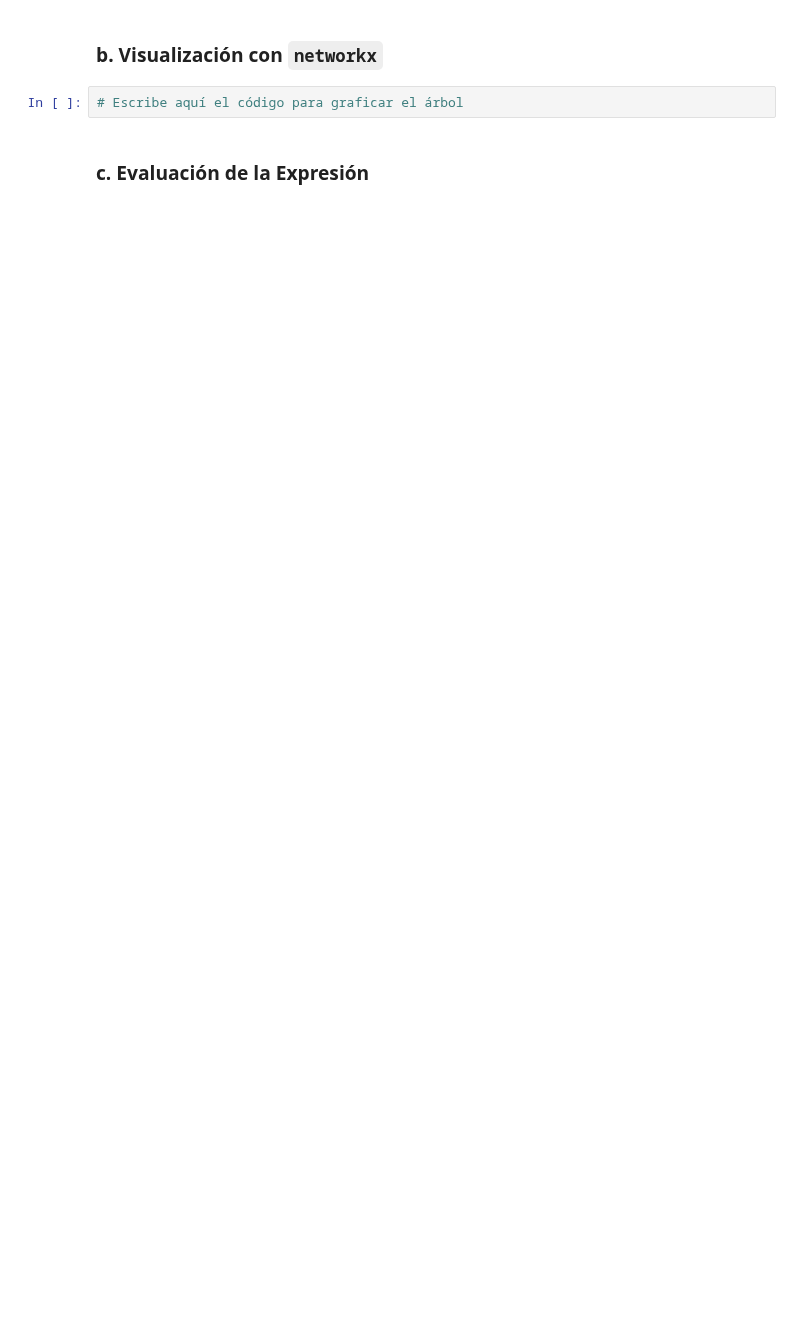
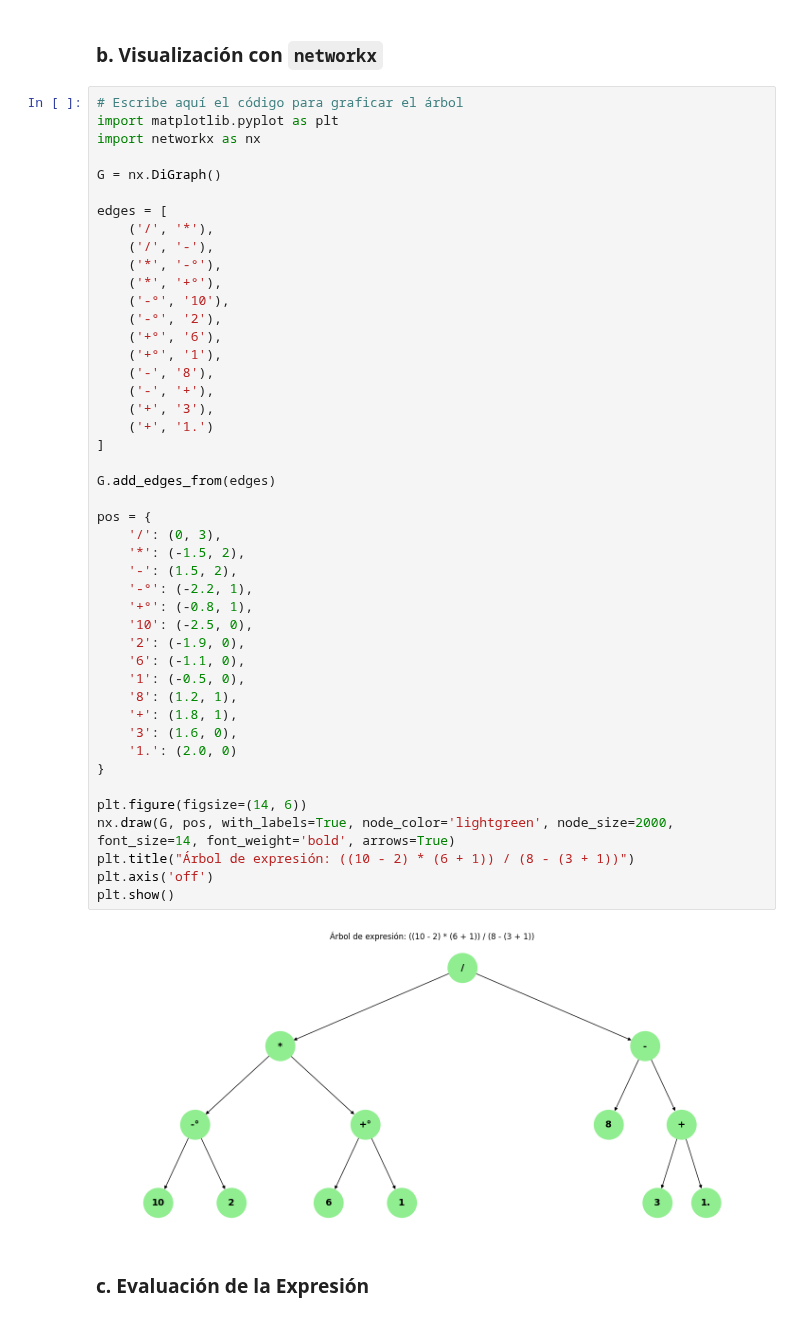
Before and after one commit to Rudepro/Programacion-IV, a Jupyter notebook: Semana VIII/Trabajo_Clase_Arboles_Expresion.ipynb, the cells around one changed output. Cells and saved outputs as stored; diff of their text form; blank space fills up the shorter version.

```diff
--- a/Semana VIII/Trabajo_Clase_Arboles_Expresion.ipynb
+++ b/Semana VIII/Trabajo_Clase_Arboles_Expresion.ipynb
@@ -75,6 +319,51 @@ Construyendo el árbol...
 ### b. Visualización con `networkx`
 # %%
 # Escribe aquí el código para graficar el árbol
+import matplotlib.pyplot as plt
+import networkx as nx
+
+G = nx.DiGraph()
+
+edges = [
+    ('/', '*'),
+    ('/', '-'),
+    ('*', '-°'),
+    ('*', '+°'),
+    ('-°', '10'),
+    ('-°', '2'),
+    ('+°', '6'),
+    ('+°', '1'),
+    ('-', '8'),
+    ('-', '+'),
+    ('+', '3'),
+    ('+', '1.')
+]
+
+G.add_edges_from(edges)
+
+pos = {
+    '/': (0, 3),
+    '*': (-1.5, 2),
+    '-': (1.5, 2),
+    '-°': (-2.2, 1),
+    '+°': (-0.8, 1),
+    '10': (-2.5, 0),
+    '2': (-1.9, 0),
+    '6': (-1.1, 0),
+    '1': (-0.5, 0),
+    '8': (1.2, 1),
+    '+': (1.8, 1),
+    '3': (1.6, 0),
+    '1.': (2.0, 0)
+}
+
+plt.figure(figsize=(14, 6))
+nx.draw(G, pos, with_labels=True, node_color='lightgreen', node_size=2000, font_size=14, font_weight='bold', arrows=True)
+plt.title("Árbol de expresión: ((10 - 2) * (6 + 1)) / (8 - (3 + 1))")
+plt.axis('off')
+plt.show()
+# %% [output]
+[figure, added]
 # %% [markdown]
 ### c. Evaluación de la Expresión
 # %%
```
Also changed, not shown: parts of 14 cells of this notebook, 2 other files.
